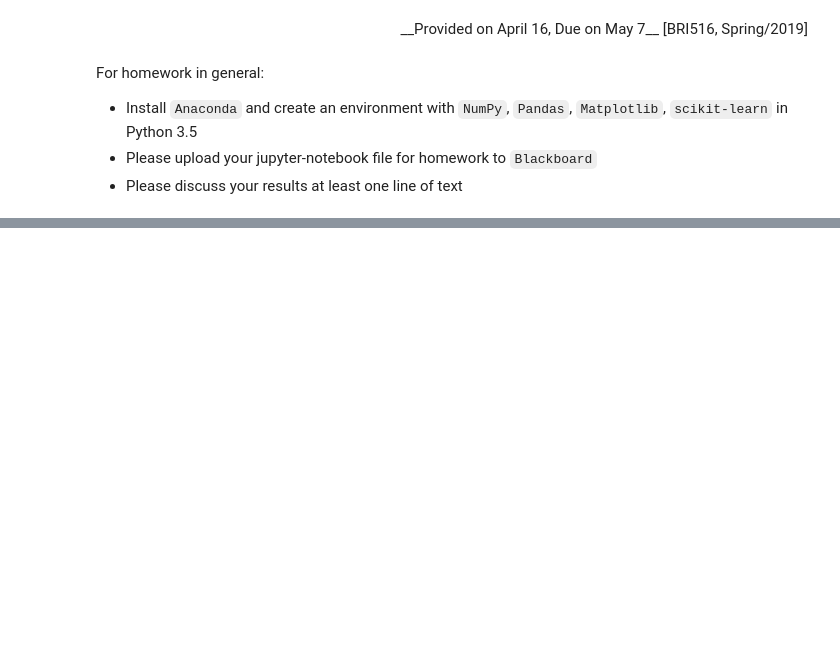
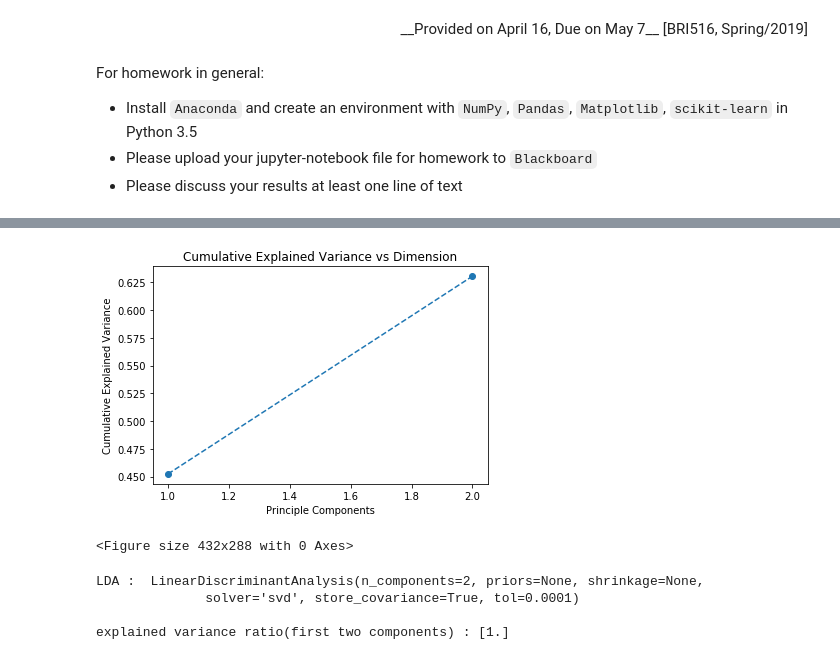
Before and after one commit to happyhyowon/work, a Jupyter notebook: HyowonKim_2019070723_Hw3.ipynb, the cells around one changed output, grey strips where cells are left out. Cells and saved outputs as stored; diff of their text form; code cells hidden in the pictures; blank space fills up the shorter version.

```diff
--- a/HyowonKim_2019070723_Hw3.ipynb
+++ b/HyowonKim_2019070723_Hw3.ipynb
@@ -40,0 +192,23 @@ $$ \bf{S}_X = \bf{S}_W^{-1} \bf{S}_B $$
+# %%
+cummulative_explained_variance_ = np.cumsum(pca.explained_variance_ratio_)
+plt.plot(range(1, len(pca.explained_variance_ratio_)+1), cummulative_explained_variance_, '--o')
+plt.xlabel('Principle Components')
+plt.ylabel('Cumulative Explained Variance')
+plt.title('Cumulative Explained Variance vs Dimension')
+plt.show()
+plt.clf()
+# %% [output]
+[figure, added]
+<Figure size 432x288 with 0 Axes>
+# %%
+## LDA
+lda = LDA(n_components=2, store_covariance=True)
+print("LDA : ", lda)
+X_train_lda = lda.fit_transform(X_train_std, y_train)
+X_test_lda = lda.transform(X_test_std)
+print("\nexplained variance ratio(first two components) : %s \n" %(lda.explained_variance_ratio_) )
+# %% [output]
+LDA :  LinearDiscriminantAnalysis(n_components=2, priors=None, shrinkage=None,
+              solver='svd', store_covariance=True, tol=0.0001)
+
+explained variance ratio(first two components) : [1.]
```
Also changed, not shown: parts of 41 cells of this notebook.
